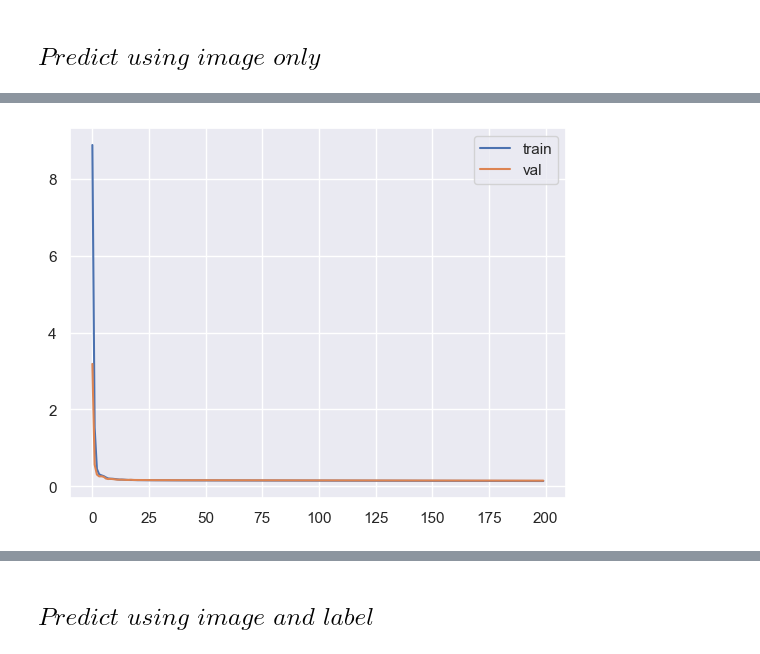
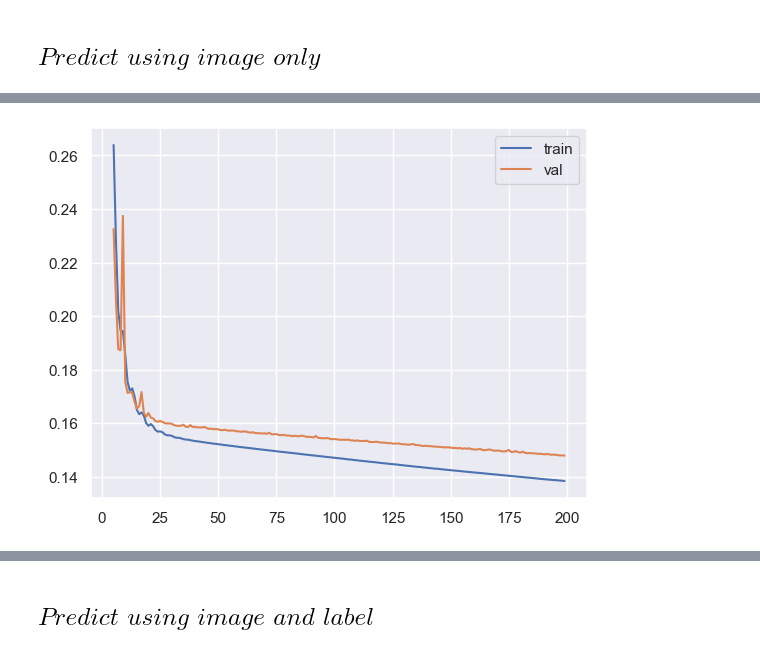
Before and after one commit to GonzaLinares/TP1_RN, a Jupyter notebook: MorphometricMNIST/main.ipynb, the cells around one changed output, grey strips where cells are left out. Saved outputs shown, nothing was run; the diff lists cells and outputs as text; code cells hidden in the pictures.

```diff
--- a/MorphometricMNIST/main.ipynb
+++ b/MorphometricMNIST/main.ipynb
@@ -186,10 +186,10 @@ INFO:tensorflow:Assets written to: ./Model/MorphometricMNISTBase\assets
 # %%
 mode = load_model("./Model/MorphometricMNISTBase", compile=False)
 histo = pd.read_csv("./Model/MorphometricMNISTBase/training_history.log")
-plt.plot(histo["mae"], label="train")
-plt.plot(histo["val_mae"], label="val")
+plt.plot(histo["mae"][5:], label="train")
+plt.plot(histo["val_mae"][5:], label="val")
 plt.legend()
 plt.show()
 # %% [output]
-[figure, old version]
+[figure, new version]
 # %%
```
Also changed, not shown: parts of 33 cells of this notebook, 16 other files.
